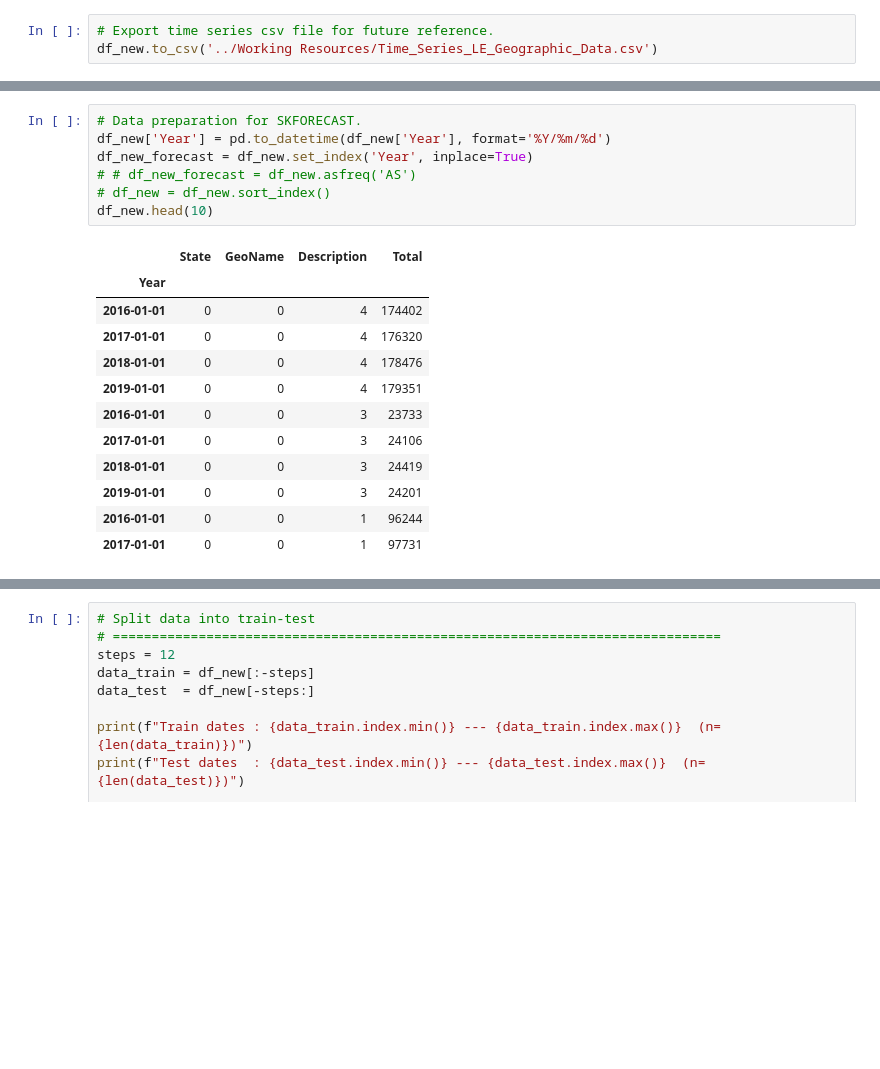
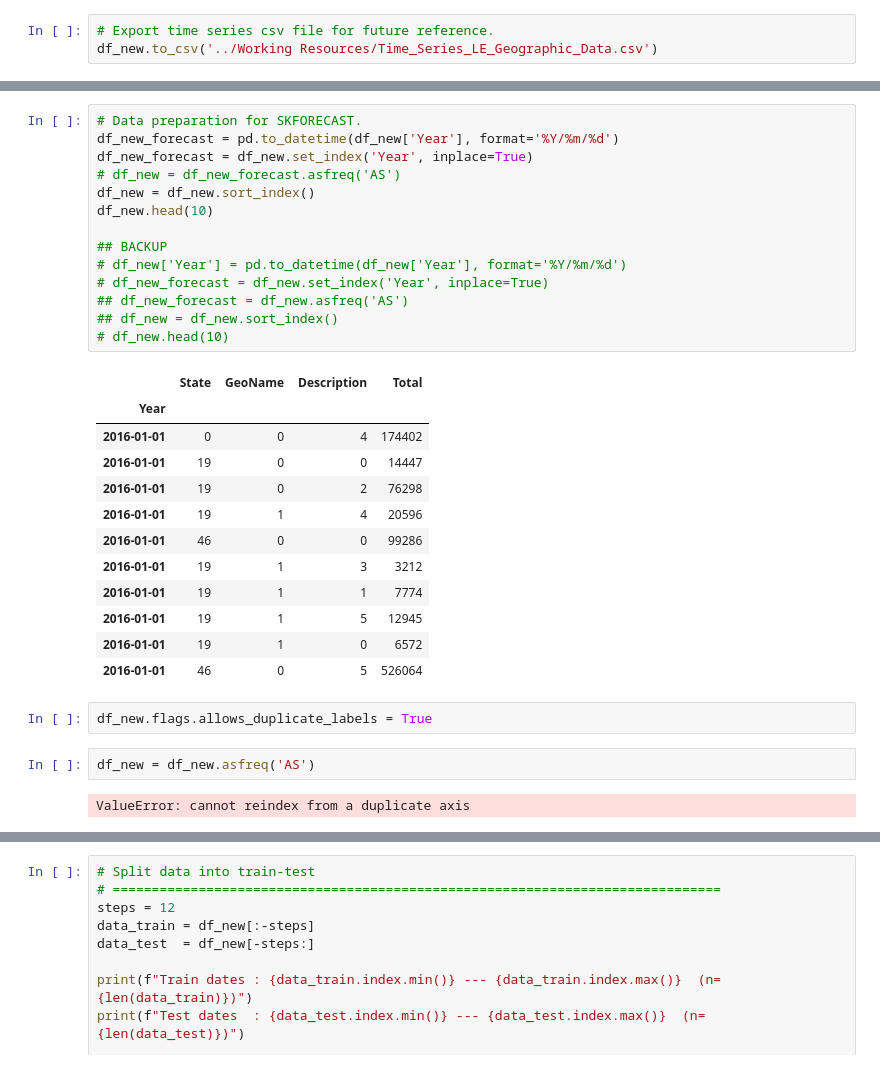
Before and after one commit to marcpalumbo/Great_Resignation_Analysis, a Jupyter notebook: Supervised ML Notebook Files/Geographic_Data_BEA_Supervised_ML_V3-Copy1.ipynb, the cells around one changed output, grey strips where cells are left out. Drawn from its saved outputs; the diff is of its cells as text; blank space fills up the shorter version.

```diff
--- a/Supervised ML Notebook Files/Geographic_Data_BEA_Supervised_ML_V3-Copy1.ipynb
+++ b/Supervised ML Notebook Files/Geographic_Data_BEA_Supervised_ML_V3-Copy1.ipynb
@@ -503,23 +503,36 @@ df_new.head()
 # %%
 # Data preparation for SKFORECAST.
-df_new['Year'] = pd.to_datetime(df_new['Year'], format='%Y/%m/%d')
+df_new_forecast = pd.to_datetime(df_new['Year'], format='%Y/%m/%d')
 df_new_forecast = df_new.set_index('Year', inplace=True)
-# # df_new_forecast = df_new.asfreq('AS')
-# df_new = df_new.sort_index()
+# df_new = df_new_forecast.asfreq('AS')
+df_new = df_new.sort_index()
 df_new.head(10)
+
+## BACKUP
+# df_new['Year'] = pd.to_datetime(df_new['Year'], format='%Y/%m/%d')
+# df_new_forecast = df_new.set_index('Year', inplace=True)
+## df_new_forecast = df_new.asfreq('AS')
+## df_new = df_new.sort_index()
+# df_new.head(10)
 # %% [output]
 |  | State | GeoName | Description | Total |
 | Year |  |  |  |  |
 | 2016-01-01 | 0 | 0 | 4 | 174402 |
-| 2017-01-01 | 0 | 0 | 4 | 176320 |
-| 2018-01-01 | 0 | 0 | 4 | 178476 |
-| 2019-01-01 | 0 | 0 | 4 | 179351 |
-| 2016-01-01 | 0 | 0 | 3 | 23733 |
-| 2017-01-01 | 0 | 0 | 3 | 24106 |
-| 2018-01-01 | 0 | 0 | 3 | 24419 |
-| 2019-01-01 | 0 | 0 | 3 | 24201 |
-| 2016-01-01 | 0 | 0 | 1 | 96244 |
-| 2017-01-01 | 0 | 0 | 1 | 97731 |
+| 2016-01-01 | 19 | 0 | 0 | 14447 |
+| 2016-01-01 | 19 | 0 | 2 | 76298 |
+| 2016-01-01 | 19 | 1 | 4 | 20596 |
+| 2016-01-01 | 46 | 0 | 0 | 99286 |
+| 2016-01-01 | 19 | 1 | 3 | 3212 |
+| 2016-01-01 | 19 | 1 | 1 | 7774 |
+| 2016-01-01 | 19 | 1 | 5 | 12945 |
+| 2016-01-01 | 19 | 1 | 0 | 6572 |
+| 2016-01-01 | 46 | 0 | 5 | 526064 |
+# %%
+df_new.flags.allows_duplicate_labels = True
+# %%
+df_new = df_new.asfreq('AS')
+# %% [output]
+ValueError: cannot reindex from a duplicate axis
 # %%
 # Check for missing values.
 print(f'Number of rows with missing values: {df_new.isnull().any(axis=1).mean()}')
```
Also changed, not shown: parts of 30 cells of this notebook, 17 other files.
